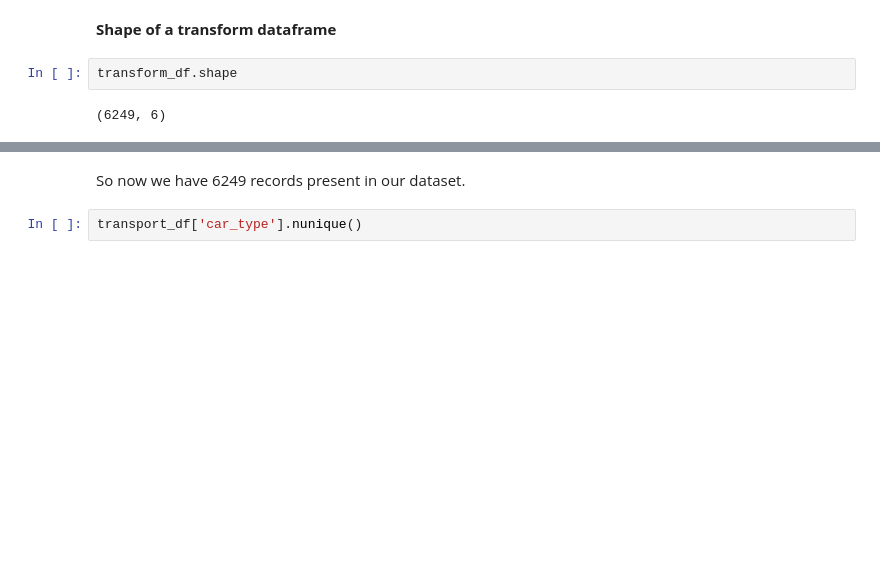
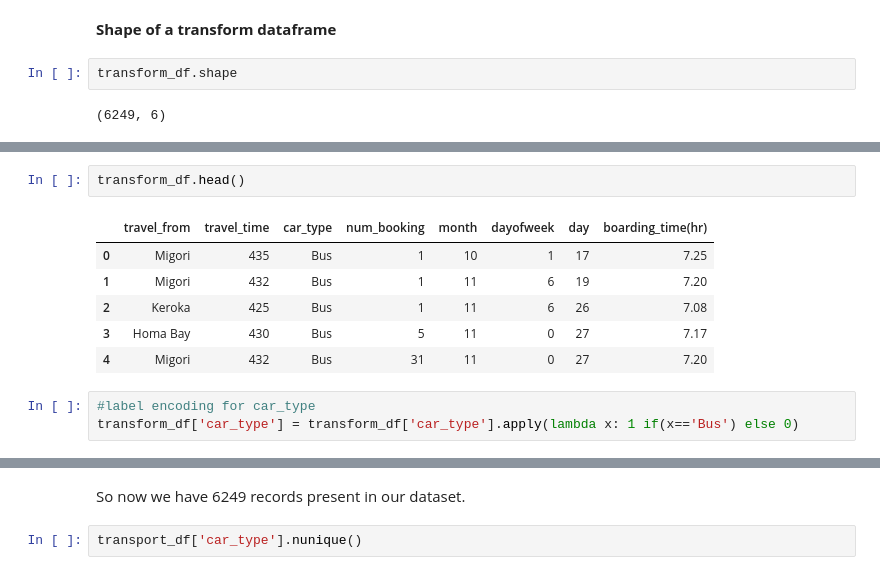
Before and after one commit to sudeep-009/Transport-Demand-Prediction-Regression-Capstone-Project, a Jupyter notebook: Copy_of_Demand_Prediction_for_Public_Transport_Capstone_Project.ipynb, the cells around one changed output, grey strips where cells are left out. Drawn from its saved outputs; the diff is of its cells as text; blank space fills up the shorter version.

```diff
--- a/Copy_of_Demand_Prediction_for_Public_Transport_Capstone_Project.ipynb
+++ b/Copy_of_Demand_Prediction_for_Public_Transport_Capstone_Project.ipynb
@@ -222,0 +284,12 @@ transform_df.shape
+# %%
+transform_df.head()
+# %% [output]
+|  | travel_from | travel_time | car_type | num_booking | month | dayofweek | day | boarding_time(hr) |
+| 0 | Migori | 435 | Bus | 1 | 10 | 1 | 17 | 7.25 |
+| 1 | Migori | 432 | Bus | 1 | 11 | 6 | 19 | 7.20 |
+| 2 | Keroka | 425 | Bus | 1 | 11 | 6 | 26 | 7.08 |
+| 3 | Homa Bay | 430 | Bus | 5 | 11 | 0 | 27 | 7.17 |
+| 4 | Migori | 432 | Bus | 31 | 11 | 0 | 27 | 7.20 |
+# %%
+#label encoding for car_type
+transform_df['car_type'] = transform_df['car_type'].apply(lambda x: 1 if(x=='Bus') else 0)
```
Also changed, not shown: parts of 17 cells of this notebook.
